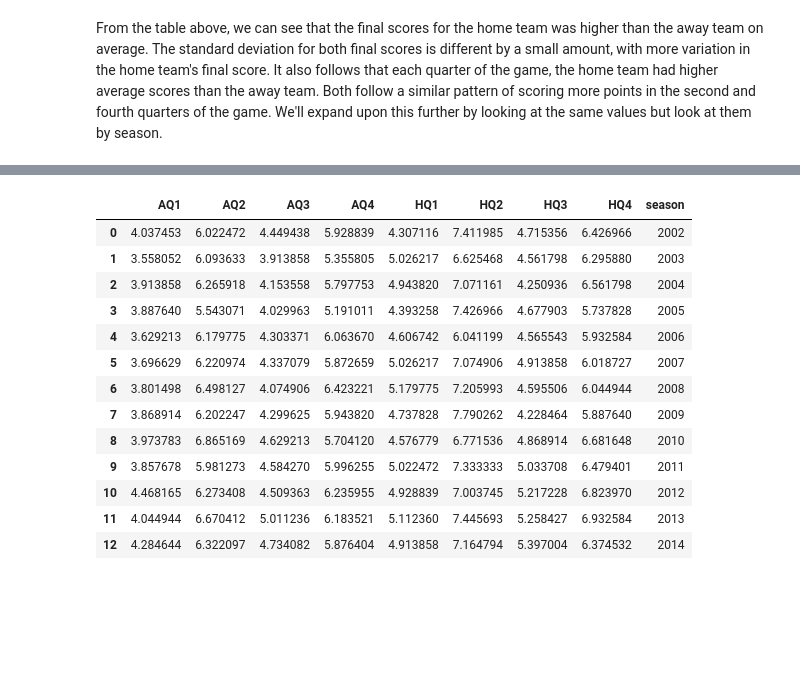
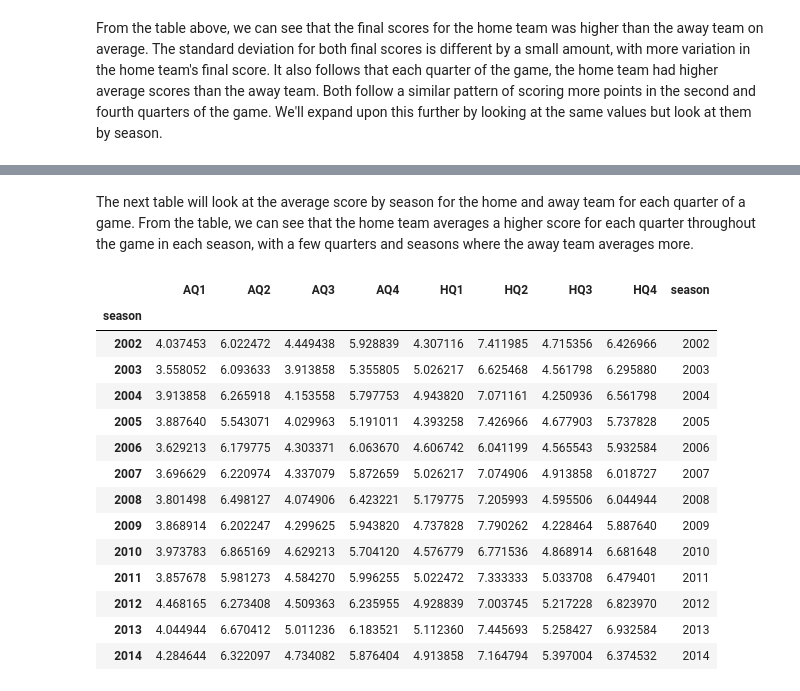
Before and after one commit to xaviergenelin/Big-Data-Project, a Jupyter notebook: Group_13_Part_3.ipynb, the cells around one changed output, grey strips where cells are left out. Drawn from its saved outputs; the diff is of its cells as text; code cells hidden in the pictures; blank space fills up the shorter version.

```diff
--- a/Group_13_Part_3.ipynb
+++ b/Group_13_Part_3.ipynb
@@ -64,32 +64,34 @@ NFL_scores[["AQ1", "AQ2", "AQ3", "AQ4", "AFinal", "HQ1", "HQ2", \
 | 2011 | 3.857678 | 4.455541 | 5.981273 | 5.281869 | 4.584270 | 4.628635 | 5.996255 | 5.120722 | 20.509363 | 9.647690 | 5.022472 | ... |
 | 2008 | 3.801498 | 4.203686 | 6.498127 | 5.337747 | 4.074906 | 4.242863 | 6.423221 | 5.498864 | 20.842697 | 10.279806 | 5.179775 | ... |
 | 2002 | 4.037453 | 4.470297 | 6.022472 | 5.167810 | 4.449438 | 4.639673 | 5.928839 | 5.282133 | 20.640449 | 10.296996 | 4.307116 | ... |
+# %% [markdown]
+The next table will look at the average score by season for the home and away team for each quarter of a game. From the table, we can see that the home team averages a higher score for each quarter throughout the game in each season, with a few quarters and seasons where the away team averages more.
 # %%
 # get the values that we're interested in and get the mean of each by season
 season_data = NFL_scores[["AQ1", "AQ2", "AQ3", "AQ4", "HQ1", \
                          "HQ2", "HQ3", "HQ4", "season"]].groupby("season").mean()
 
 # add the season as a column in the dataset
 season_data["season"] = season_data.index
 
+# order by the data by season
 season_data = season_data.sort_values("season")
 
-# remove the season index that was created by the groupping
-season_data = season_data.reset_index(drop = True)
-
+# show the table
 season_data
 # %% [output]
 |  | AQ1 | AQ2 | AQ3 | AQ4 | HQ1 | HQ2 | HQ3 | HQ4 | season |
-| 0 | 4.037453 | 6.022472 | 4.449438 | 5.928839 | 4.307116 | 7.411985 | 4.715356 | 6.426966 | 2002 |
-| 1 | 3.558052 | 6.093633 | 3.913858 | 5.355805 | 5.026217 | 6.625468 | 4.561798 | 6.295880 | 2003 |
-| 2 | 3.913858 | 6.265918 | 4.153558 | 5.797753 | 4.943820 | 7.071161 | 4.250936 | 6.561798 | 2004 |
-| 3 | 3.887640 | 5.543071 | 4.029963 | 5.191011 | 4.393258 | 7.426966 | 4.677903 | 5.737828 | 2005 |
-| 4 | 3.629213 | 6.179775 | 4.303371 | 6.063670 | 4.606742 | 6.041199 | 4.565543 | 5.932584 | 2006 |
-| 5 | 3.696629 | 6.220974 | 4.337079 | 5.872659 | 5.026217 | 7.074906 | 4.913858 | 6.018727 | 2007 |
-| 6 | 3.801498 | 6.498127 | 4.074906 | 6.423221 | 5.179775 | 7.205993 | 4.595506 | 6.044944 | 2008 |
-| 7 | 3.868914 | 6.202247 | 4.299625 | 5.943820 | 4.737828 | 7.790262 | 4.228464 | 5.887640 | 2009 |
-| 8 | 3.973783 | 6.865169 | 4.629213 | 5.704120 | 4.576779 | 6.771536 | 4.868914 | 6.681648 | 2010 |
-| 9 | 3.857678 | 5.981273 | 4.584270 | 5.996255 | 5.022472 | 7.333333 | 5.033708 | 6.479401 | 2011 |
-| 10 | 4.468165 | 6.273408 | 4.509363 | 6.235955 | 4.928839 | 7.003745 | 5.217228 | 6.823970 | 2012 |
-| 11 | 4.044944 | 6.670412 | 5.011236 | 6.183521 | 5.112360 | 7.445693 | 5.258427 | 6.932584 | 2013 |
-| 12 | 4.284644 | 6.322097 | 4.734082 | 5.876404 | 4.913858 | 7.164794 | 5.397004 | 6.374532 | 2014 |
+| season |  |  |  |  |  |  |  |  |  |
+| 2002 | 4.037453 | 6.022472 | 4.449438 | 5.928839 | 4.307116 | 7.411985 | 4.715356 | 6.426966 | 2002 |
+| 2003 | 3.558052 | 6.093633 | 3.913858 | 5.355805 | 5.026217 | 6.625468 | 4.561798 | 6.295880 | 2003 |
+| 2004 | 3.913858 | 6.265918 | 4.153558 | 5.797753 | 4.943820 | 7.071161 | 4.250936 | 6.561798 | 2004 |
+| 2005 | 3.887640 | 5.543071 | 4.029963 | 5.191011 | 4.393258 | 7.426966 | 4.677903 | 5.737828 | 2005 |
+| 2006 | 3.629213 | 6.179775 | 4.303371 | 6.063670 | 4.606742 | 6.041199 | 4.565543 | 5.932584 | 2006 |
+| 2007 | 3.696629 | 6.220974 | 4.337079 | 5.872659 | 5.026217 | 7.074906 | 4.913858 | 6.018727 | 2007 |
+| 2008 | 3.801498 | 6.498127 | 4.074906 | 6.423221 | 5.179775 | 7.205993 | 4.595506 | 6.044944 | 2008 |
+| 2009 | 3.868914 | 6.202247 | 4.299625 | 5.943820 | 4.737828 | 7.790262 | 4.228464 | 5.887640 | 2009 |
+| 2010 | 3.973783 | 6.865169 | 4.629213 | 5.704120 | 4.576779 | 6.771536 | 4.868914 | 6.681648 | 2010 |
+| 2011 | 3.857678 | 5.981273 | 4.584270 | 5.996255 | 5.022472 | 7.333333 | 5.033708 | 6.479401 | 2011 |
+| 2012 | 4.468165 | 6.273408 | 4.509363 | 6.235955 | 4.928839 | 7.003745 | 5.217228 | 6.823970 | 2012 |
+| 2013 | 4.044944 | 6.670412 | 5.011236 | 6.183521 | 5.112360 | 7.445693 | 5.258427 | 6.932584 | 2013 |
+| 2014 | 4.284644 | 6.322097 | 4.734082 | 5.876404 | 4.913858 | 7.164794 | 5.397004 | 6.374532 | 2014 |
```
Also changed, not shown: parts of 4 cells of this notebook, 2 other files.
